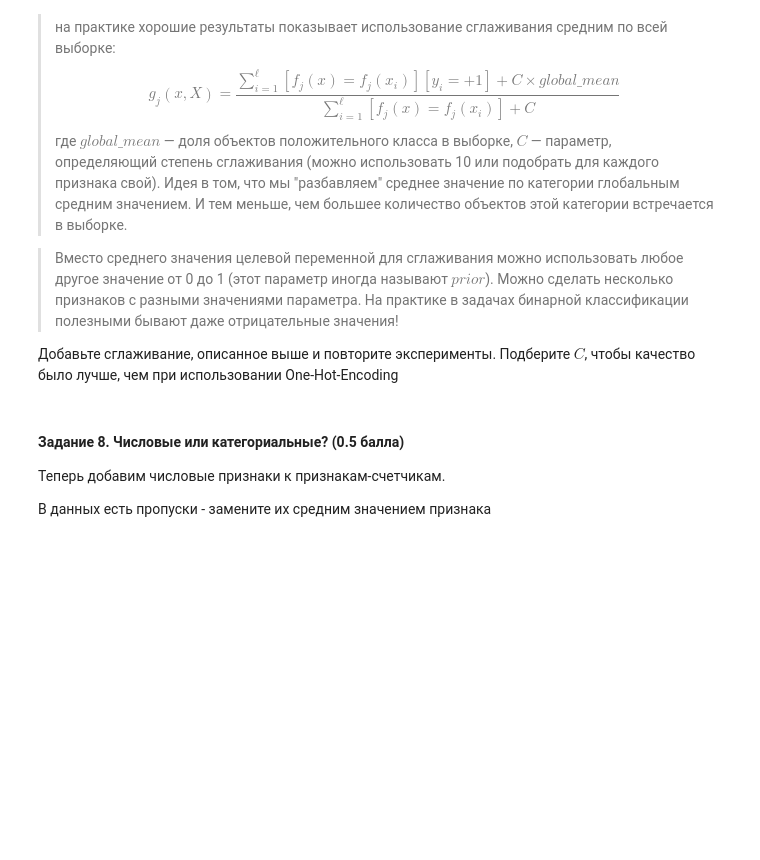
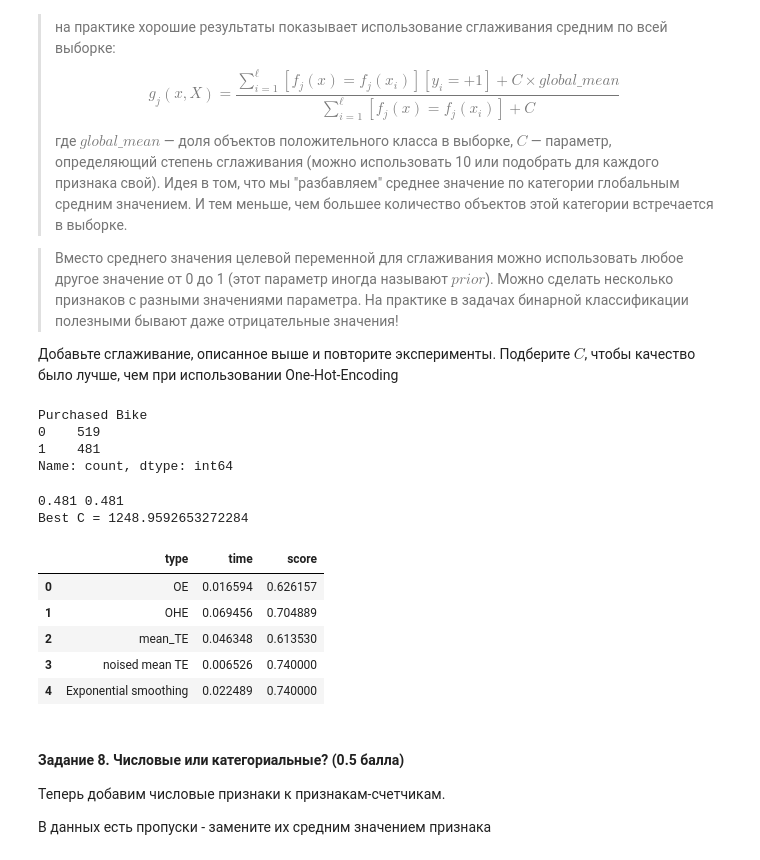
Before and after one commit to xCthulhuFtagn/ml-course-hse, a Jupyter notebook: 2023-fall/homeworks-practice/homework-practice-04-linclass.ipynb, the cells around one changed output. Cells and saved outputs as stored; diff of their text form; code cells hidden in the pictures; blank space fills up the shorter version.

```diff
--- a/2023-fall/homeworks-practice/homework-practice-04-linclass.ipynb
+++ b/2023-fall/homeworks-practice/homework-practice-04-linclass.ipynb
@@ -763,3 +802,61 @@ $$
+# %%
+y.value_counts()
+# %% [output]
+Purchased Bike
+0    519
+1    481
+Name: count, dtype: int64
+# %%
+#your code here
+global_mean = y.mean()
+print(481./(519. + 481.), global_mean)
+best_C = 0
+best_score = 0
+best_time = 0
+best_score = 0
+
+for C in np.logspace(-10, 100, 2000):
+    start = time.time()
+    noise = np.random.normal(loc = 54.555947811685144, scale = 1e-05, size=X_categorical.shape)
+    X_TE_exp = X_categorical
+
+    for feature in X_TE_exp.columns:
+        unique_values = X_TE_exp[feature].unique()
+        for val in unique_values:
+            mask = X_TE_exp[feature] == val
+            X_TE_exp[mask] = (y[mask].sum() + C * global_mean) / (len(X_TE_exp[mask]) + C)
+    X_categorical_TE = X_categorical_TE + noise
+
+    X_train, X_test, y_train, y_test = train_test_split(X_TE_exp, y, test_size=0.25, random_state=777, stratify=y)
+
+    log_reg.fit(X_train, y_train)
+
+    learn_time = time.time() - start
+
+    y_score = log_reg.predict(X_test)
+
+    precision, recall, _ = precision_recall_curve(y_test, y_score)
+    auc_precision_recall = auc(recall, precision)
+    if best_score < auc_precision_recall:
+        best_C = C
+        best_time = learn_time
+        best_score = auc_precision_recall
+
+
+print(f"Best C = {best_C}")
+statistics.loc[len(statistics)] = ['Exponential smoothing', best_time, best_score]
+# %% [output]
+0.481 0.481
+Best C = 1248.9592653272284
+# %%
+display(statistics)
+# %% [output]
+|  | type | time | score |
+| 0 | OE | 0.016594 | 0.626157 |
+| 1 | OHE | 0.069456 | 0.704889 |
+| 2 | mean_TE | 0.046348 | 0.613530 |
+| 3 | noised mean TE | 0.006526 | 0.740000 |
+| 4 | Exponential smoothing | 0.022489 | 0.740000 |
 # %% [markdown]
 #### **Задание 8. Числовые или категориальные?**  (0.5 балла)
 
```
Also changed, not shown: parts of 17 cells of this notebook, 11 other files.
